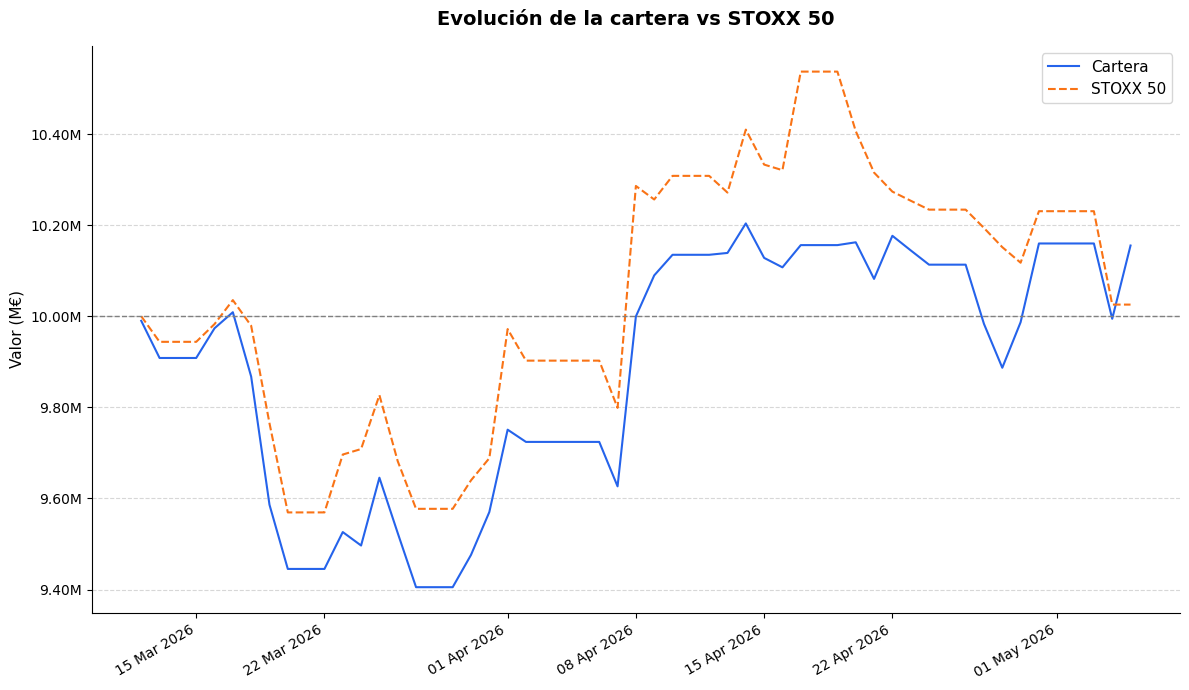
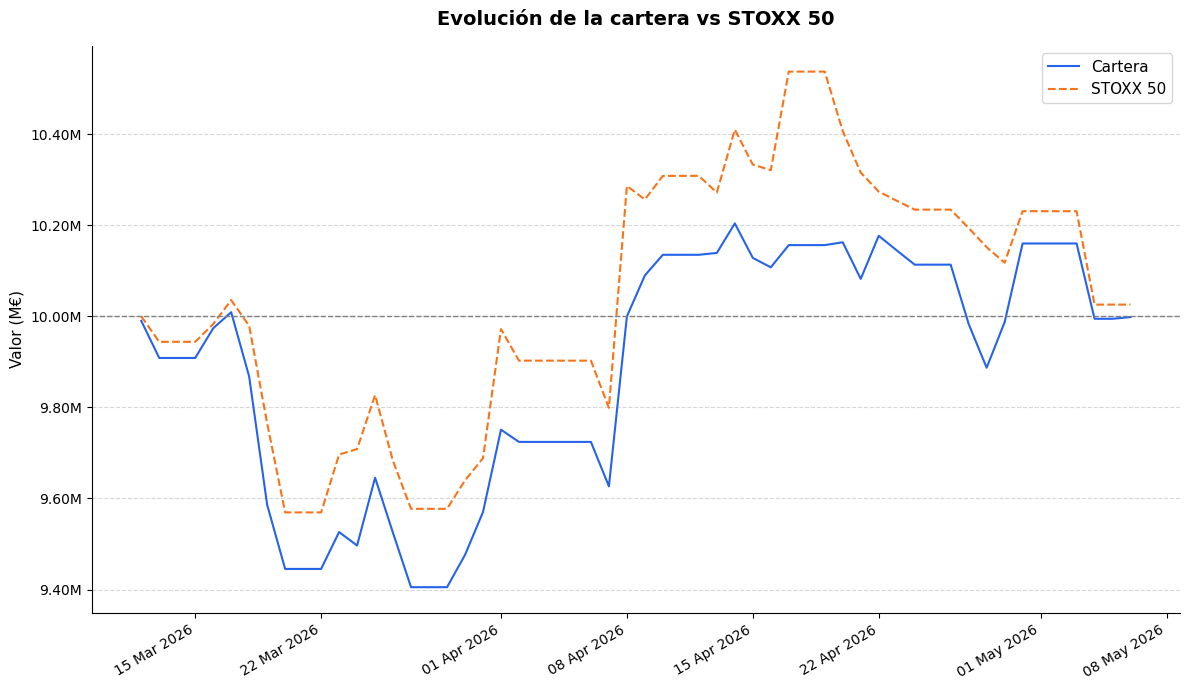
Code edit (unified diff) that turned the first committed figure into the second:
--- before
+++ after
@@ -1,25 +1,25 @@
 import matplotlib.pyplot as plt
-import matplotlib.ticker as mticker
 
-fig, ax = plt.subplots(figsize=(12, 7))
+# 1. Alineamos todas las series en un solo DataFrame para evitar el error de dimensiones
+df_plot = pd.DataFrame({
+    "Cartera": serie_con_costes,
+    "STOXX 50": stoxx_norm,
+    "STOXX 50 (EW)": stoxx_ew_norm
+}).dropna() # dropna() asegura que solo grafiquemos los días donde hay datos para los 3
 
-df_plot = pd.DataFrame({
-    "Cartera": serie_con_costes / 1e6,
-    "STOXX50": stoxx_norm / 1e6
-})
+# 2. Creamos el gráfico usando el índice y las columnas del DataFrame unificado
+fig, ax = plt.subplots(figsize=(12, 6))
 
-ax.plot(df_plot.index, df_plot["Cartera"], label="Cartera", color="#2563EB", linewidth=1.5)
-ax.plot(df_plot.index, df_plot["STOXX50"], label="STOXX 50", color="#F97316", linewidth=1.5, linestyle="--")
-ax.axhline(y=10, color="gray", linestyle="--", linewidth=1)
+ax.plot(df_plot.index, df_plot["Cartera"], label="Cartera", color="#2563EB", linewidth=2)
+ax.plot(df_plot.index, df_plot["STOXX 50"], label="STOXX 50", color="#F97316", linewidth=1.5, linestyle="--")
+ax.plot(df_plot.index, df_plot["STOXX 50 (EW)"], label="STOXX 50 (EW)", color="#10B981", linewidth=1.5, linestyle=":")
+
+ax.axhline(y=10_000_000, color="gray", linestyle="--", linewidth=1)
 
 ax.set_title("Evolución de la cartera vs STOXX 50", fontsize=14, fontweight="bold", pad=15)
-ax.set_ylabel("Valor (M€)", fontsize=11)
-ax.yaxis.set_major_formatter(mticker.FuncFormatter(lambda x, _: f"{x:.2f}M"))
-ax.xaxis.set_major_formatter(plt.matplotlib.dates.DateFormatter("%d %b %Y"))
-plt.xticks(rotation=30, ha="right")
+ax.set_ylabel("Valor Normalizado (€)")
+ax.legend()
+ax.grid(alpha=0.3)
 
-ax.grid(axis="y", linestyle="--", alpha=0.5)
-ax.spines[["top", "right"]].set_visible(False)
-ax.legend(fontsize=11)
 plt.tight_layout()
 plt.show()

Commit: Cambios en el código de cálculo de resultados